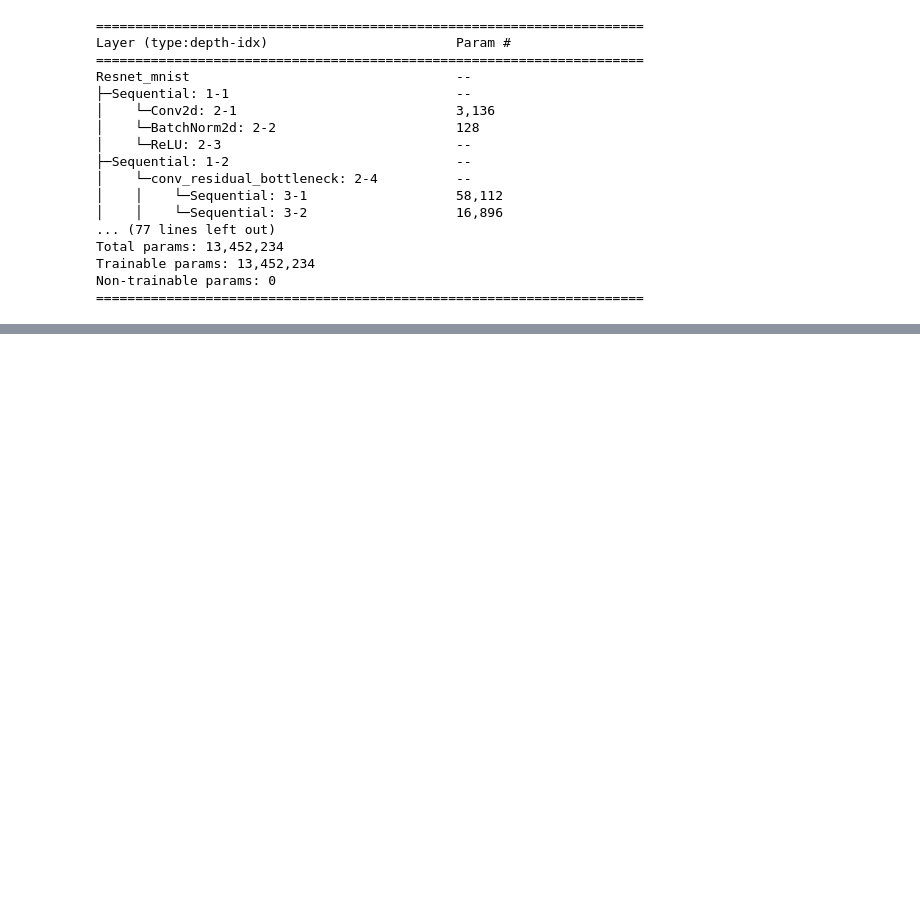
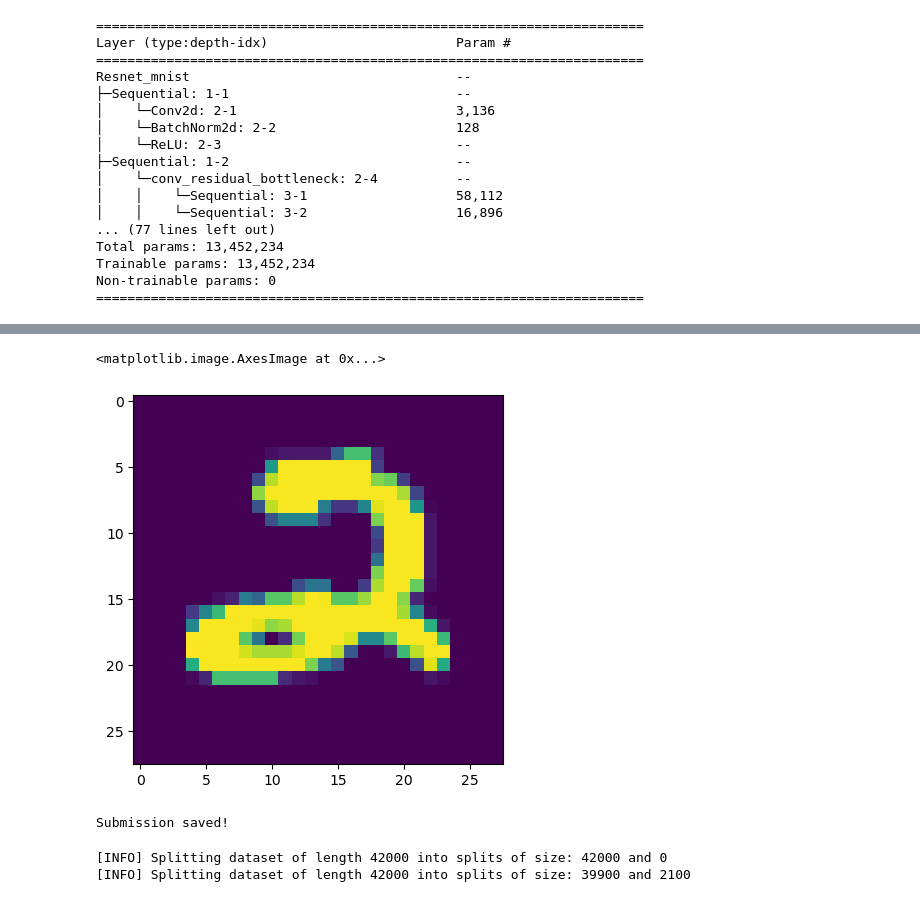
Before and after one commit to dkqp/Kaggle, a Jupyter notebook: notebooks/digit-recognizer.ipynb, the cells around one changed output, grey strips where cells are left out. Saved outputs shown, nothing was run; the diff lists cells and outputs as text; code cells hidden in the pictures; blank space fills up the shorter version.

```diff
--- a/notebooks/digit-recognizer.ipynb
+++ b/notebooks/digit-recognizer.ipynb
@@ -141,0 +162,47 @@ KeyboardInterrupt:
+# %%
+test = pd.read_csv('../data/Digit_Recognizer/test.csv')
+
+test_dataset = CustomDataset(
+    dataframe=test,
+    transforms=transforms.Compose([
+      transforms.ToPILImage(),
+      transforms.ToTensor(),
+      # transforms.Normalize(
+      #   [0.485],
+      #   [0.229]
+      # )
+    ])
+)
+
+plt.imshow(test_dataset[0][0].reshape((28, 28, 1)))
+# %% [output]
+<matplotlib.image.AxesImage at 0x...>
+[figure, added]
+# %%
+test_pred = []
+
+model.eval()
+with torch.inference_mode():
+  for i in range(len(test)):
+      test_pred.append(class_names[torch.argmax(model(test_dataset[i][0].unsqueeze(0).to(device)))])
+
+output = pd.DataFrame({'ImageId': range(1, len(test) + 1), 'Label': test_pred})
+output.to_csv('submission.csv', index=False)
+print('Submission saved!')
+# %% [output]
+Submission saved!
+# %%
+train_all, _ = data_setup.split_dataset(
+    dataset=train_dataset,
+    split_size=1,
+    seed=42
+)
+
+_, test_sample = data_setup.split_dataset(
+    dataset=train_dataset,
+    split_size=0.95,
+    seed=42
+)
+# %% [output]
+[INFO] Splitting dataset of length 42000 into splits of size: 42000 and 0
+[INFO] Splitting dataset of length 42000 into splits of size: 39900 and 2100
```
Also changed, not shown: parts of 16 cells of this notebook, 5 other files.
